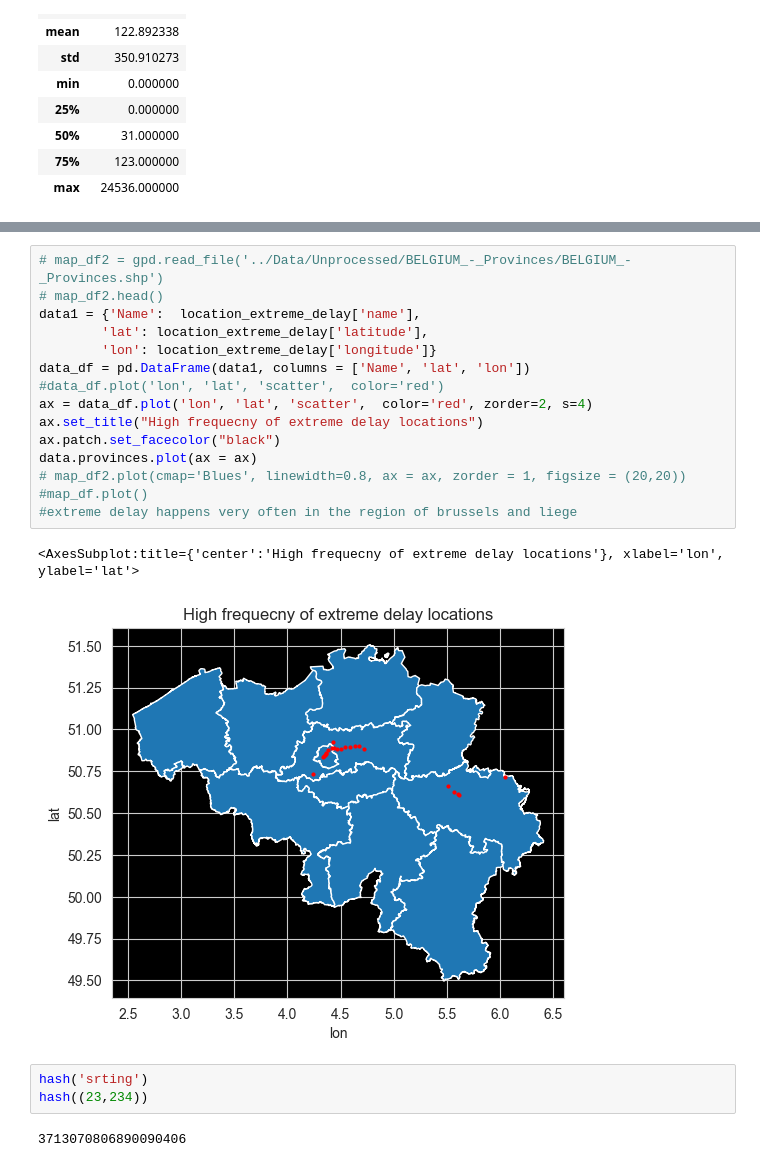
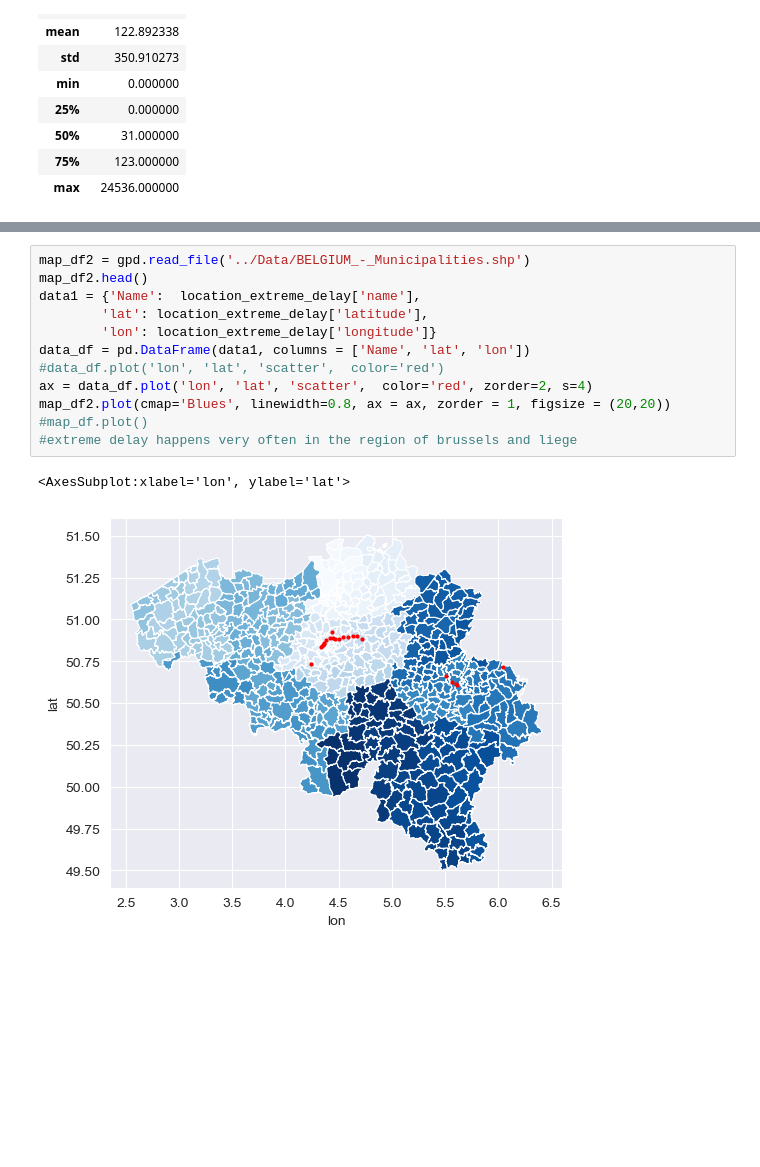
Before and after one commit to Seoyangsam/ACRM, a Jupyter notebook: src/Q18.ipynb, the cells around one changed output, grey strips where cells are left out. Drawn from its saved outputs; the diff is of its cells as text; blank space fills up the shorter version.

```diff
--- a/src/Q18.ipynb
+++ b/src/Q18.ipynb
@@ -229,23 +226,15 @@ location_extreme_delay
 # %%
-# map_df2 = gpd.read_file('../Data/Unprocessed/BELGIUM_-_Provinces/BELGIUM_-_Provinces.shp')
-# map_df2.head()
+map_df2 = gpd.read_file('../Data/BELGIUM_-_Municipalities.shp')
+map_df2.head()
 data1 = {'Name':  location_extreme_delay['name'],
         'lat': location_extreme_delay['latitude'],
         'lon': location_extreme_delay['longitude']}
 data_df = pd.DataFrame(data1, columns = ['Name', 'lat', 'lon'])
 #data_df.plot('lon', 'lat', 'scatter',  color='red')
 ax = data_df.plot('lon', 'lat', 'scatter',  color='red', zorder=2, s=4)
-ax.set_title("High frequecny of extreme delay locations")
-ax.patch.set_facecolor("black")
-data.provinces.plot(ax = ax)
-# map_df2.plot(cmap='Blues', linewidth=0.8, ax = ax, zorder = 1, figsize = (20,20))
+map_df2.plot(cmap='Blues', linewidth=0.8, ax = ax, zorder = 1, figsize = (20,20))
 #map_df.plot()
 #extreme delay happens very often in the region of brussels and liege
 # %% [output]
-<AxesSubplot:title={'center':'High frequecny of extreme delay locations'}, xlabel='lon', ylabel='lat'>
+<AxesSubplot:xlabel='lon', ylabel='lat'>
-[figure, old version]
+[figure, new version]
-# %%
-hash('srting')
-hash((23,234))
-# %% [output]
-3713070806890090406
```
Also changed, not shown: parts of 6 cells of this notebook, 3 other files.
